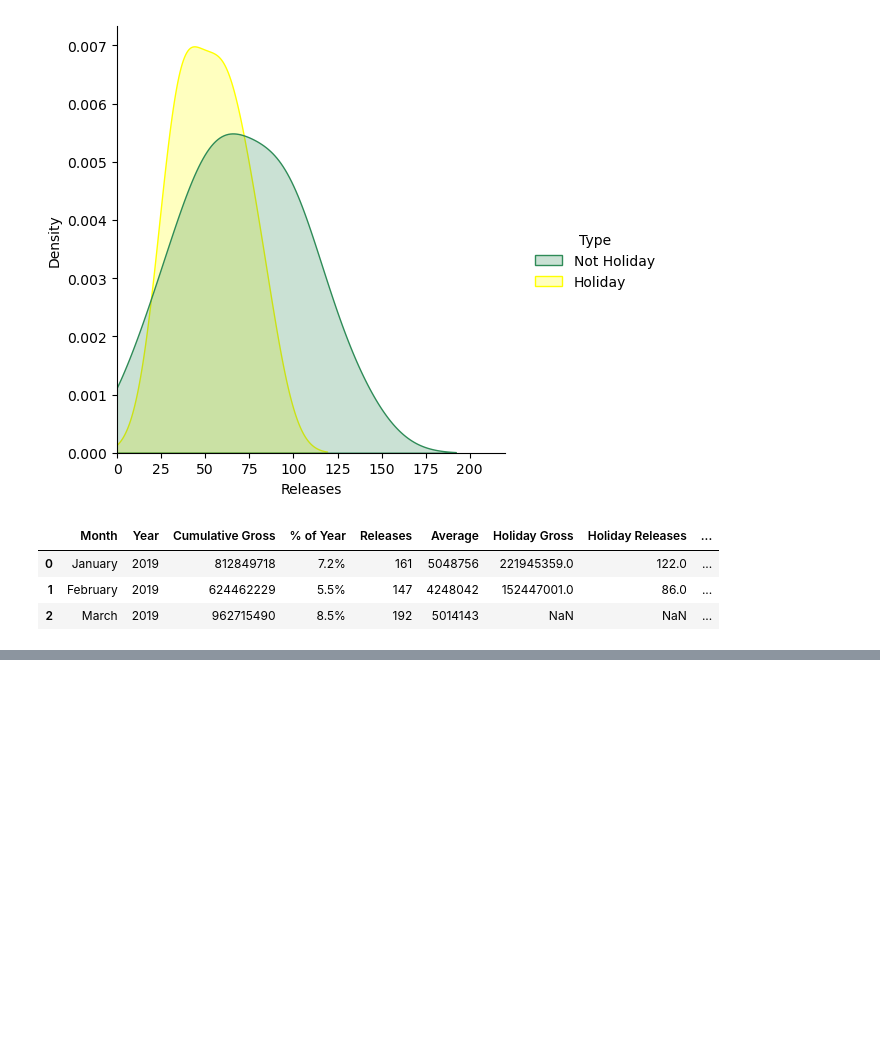
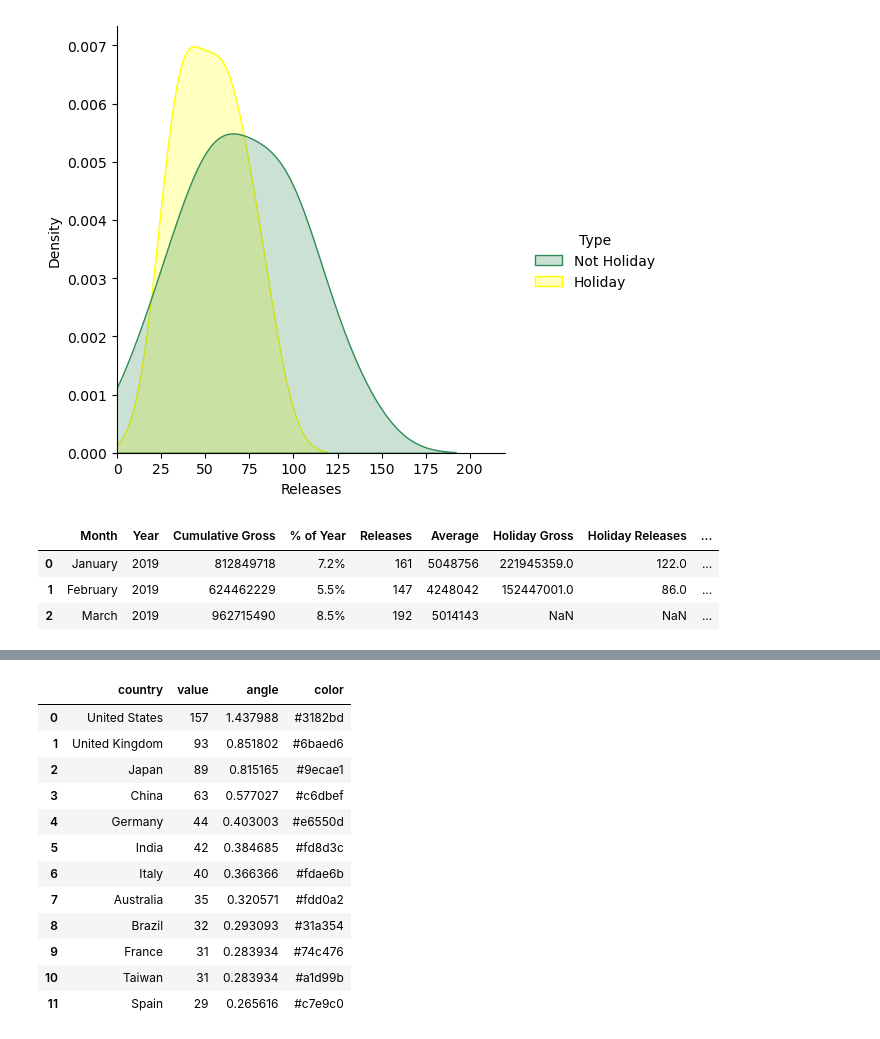
Before and after one commit to StarkArk/SnapCinema_2023, a Jupyter notebook: explore_movies_holidays.ipynb, the cells around one changed output, grey strips where cells are left out. Drawn from its saved outputs; the diff is of its cells as text; code cells hidden in the pictures; blank space fills up the shorter version.

```diff
--- a/explore_movies_holidays.ipynb
+++ b/explore_movies_holidays.ipynb
@@ -282,0 +455,38 @@ p2.hist
+# %%
+from math import pi
+from bokeh.palettes import Category20c
+
+x = {
+    'United States': 157,
+    'United Kingdom': 93,
+    'Japan': 89,
+    'China': 63,
+    'Germany': 44,
+    'India': 42,
+    'Italy': 40,
+    'Australia': 35,
+    'Brazil': 32,
+    'France': 31,
+    'Taiwan': 31,
+    'Spain': 29,
+}
+
+data = pd.Series(x).reset_index(name='value').rename(columns={'index': 'country'})
+data['angle'] = data['value']/data['value'].sum() * 2*pi
+data['color'] = Category20c[len(x)]
+
+data
+# %% [output]
+|  | country | value | angle | color |
+| 0 | United States | 157 | 1.437988 | #3182bd |
+| 1 | United Kingdom | 93 | 0.851802 | #6baed6 |
+| 2 | Japan | 89 | 0.815165 | #9ecae1 |
+| 3 | China | 63 | 0.577027 | #c6dbef |
+| 4 | Germany | 44 | 0.403003 | #e6550d |
+| 5 | India | 42 | 0.384685 | #fd8d3c |
+| 6 | Italy | 40 | 0.366366 | #fdae6b |
+| 7 | Australia | 35 | 0.320571 | #fdd0a2 |
+| 8 | Brazil | 32 | 0.293093 | #31a354 |
+| 9 | France | 31 | 0.283934 | #74c476 |
+| 10 | Taiwan | 31 | 0.283934 | #a1d99b |
+| 11 | Spain | 29 | 0.265616 | #c7e9c0 |
```
Also changed, not shown: parts of 6 cells of this notebook.
